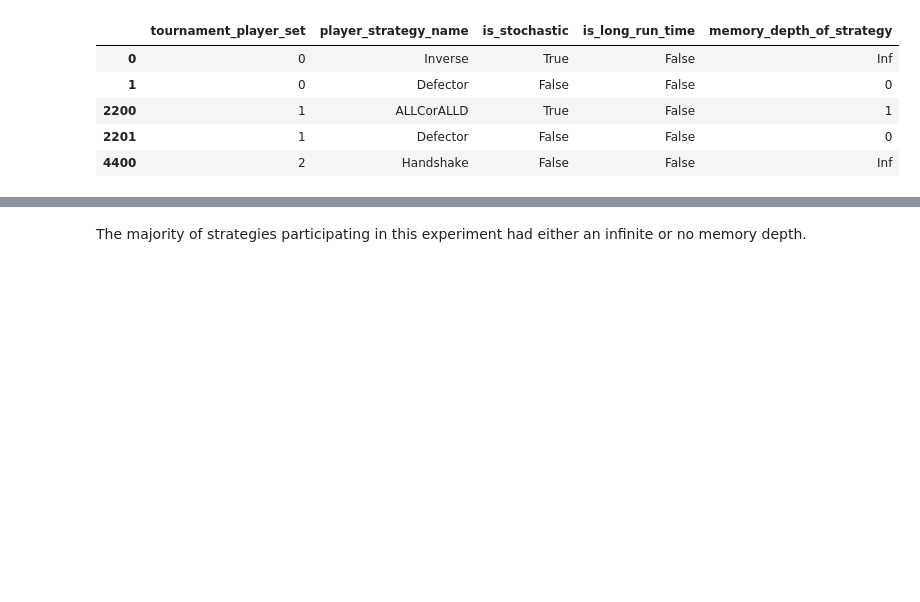
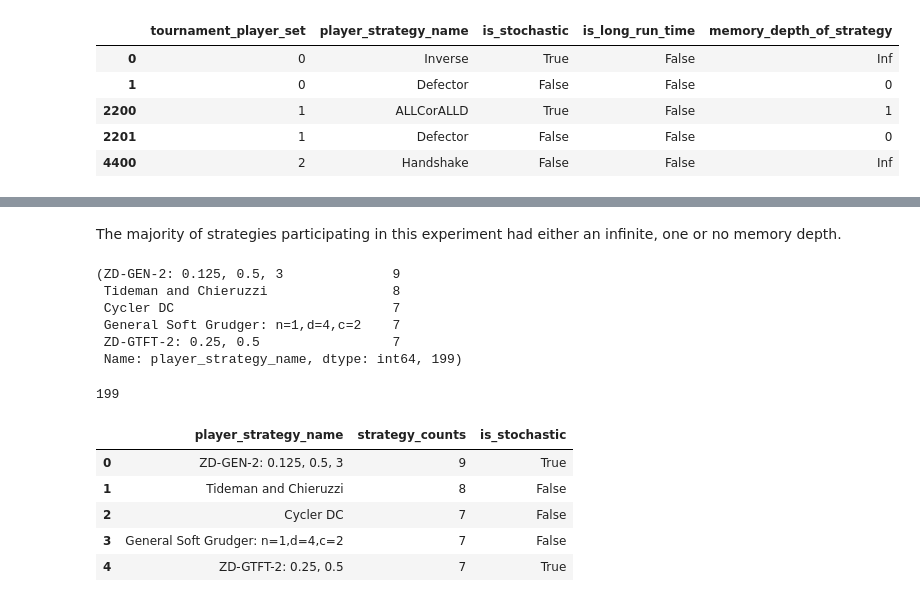
Before and after one commit to shapperzsm/final-project, a Jupyter notebook: src/analysing-the-data/initial-analysis.ipynb, the cells around one changed output, grey strips where cells are left out. Cells and saved outputs as stored; diff of their text form; code cells hidden in the pictures; blank space fills up the shorter version.

```diff
--- a/src/analysing-the-data/initial-analysis.ipynb
+++ b/src/analysing-the-data/initial-analysis.ipynb
@@ -114,4 +112,14 @@ Inf    237
 8        1
 Name: memory_depth_of_strategy, dtype: int64
 # %% [markdown]
-The majority of strategies participating in this experiment had either an infinite or no memory depth.
+The majority of strategies participating in this experiment had either an infinite, one or no memory depth.
+# %%
+strategy_counts_no_defect = strategy_counts.drop("Defector")
+strategy_counts_no_defect.head(), len(strategy_counts_no_defect)
+# %% [output]
+(ZD-GEN-2: 0.125, 0.5, 3              9
+ Tideman and Chieruzzi                8
+ Cycler DC                            7
+ General Soft Grudger: n=1,d=4,c=2    7
+ ZD-GTFT-2: 0.25, 0.5                 7
+ Name: player_strategy_name, dtype: int64, 199)
@@ -117,0 +133,4 @@ The majority of strategies participating in this experiment had either an infini
+# %%
+len(labels)
+# %% [output]
+199
@@ -117,0 +143,9 @@ The majority of strategies participating in this experiment had either an infini
+# %%
+player_stochastic_data.head()
+# %% [output]
+|  | player_strategy_name | strategy_counts | is_stochastic |
+| 0 | ZD-GEN-2: 0.125, 0.5, 3 | 9 | True |
+| 1 | Tideman and Chieruzzi | 8 | False |
+| 2 | Cycler DC | 7 | False |
+| 3 | General Soft Grudger: n=1,d=4,c=2 | 7 | False |
+| 4 | ZD-GTFT-2: 0.25, 0.5 | 7 | True |
```
Also changed, not shown: parts of 15 cells of this notebook, 1 other file.
